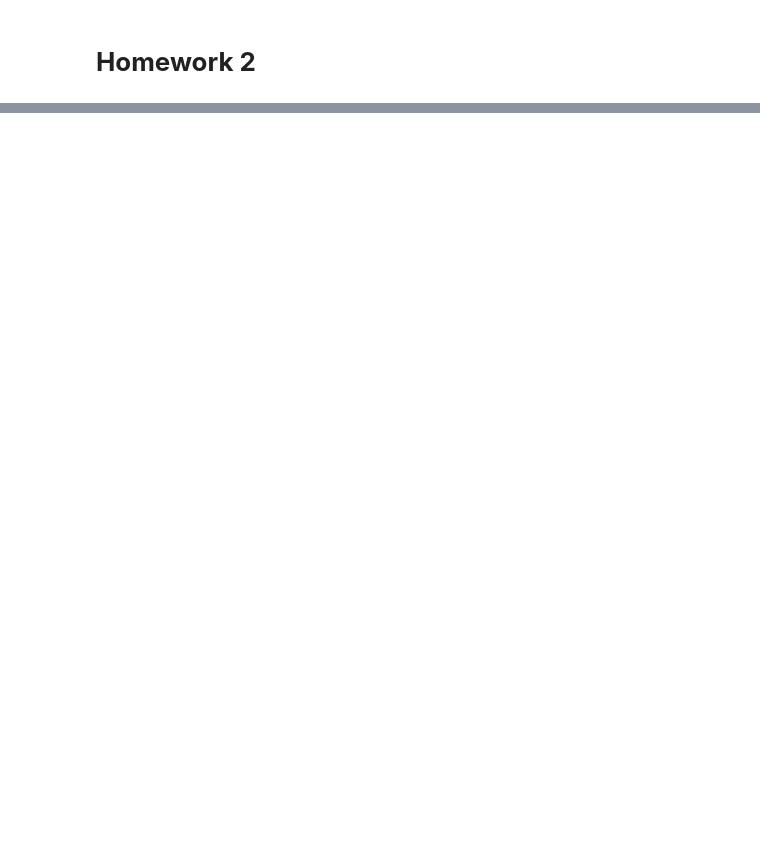
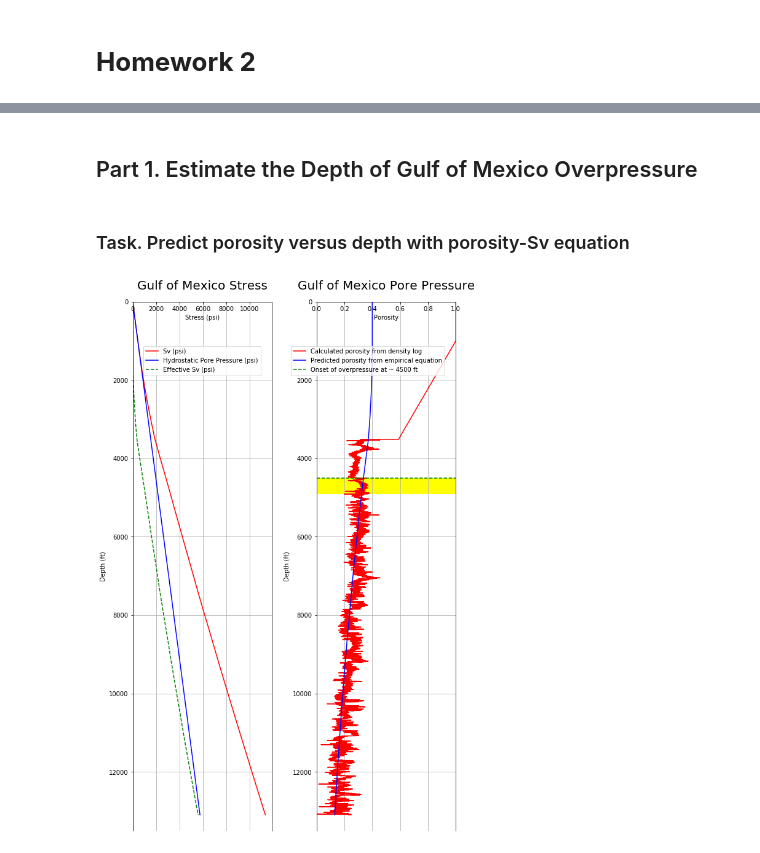
Before and after one commit to yohanesnuwara/reservoir-geomechanics, a Jupyter notebook: homework 2/homework2.ipynb, the cells around one changed output, grey strips where cells are left out. Saved outputs shown, nothing was run; the diff lists cells and outputs as text; code cells hidden in the pictures; blank space fills up the shorter version.

```diff
--- a/homework 2/homework2.ipynb
+++ b/homework 2/homework2.ipynb
@@ -18,0 +19,66 @@ Unpacking objects: 100% (44/44), done.
+# %% [markdown]
+## Part 1. Estimate the Depth of Gulf of Mexico Overpressure
+# %% [markdown]
+### Task. Predict porosity versus depth with porosity-Sv equation
+# %%
+"Task 1: Predict porosity versus depth with porosity-Sv equation"
+
+"load TXT result of homework 1 calculated overburden stress and porosity of Gulf of Mexico"
+
+gom = np.loadtxt('/content/reservoir-geomechanics/homework 1/HW1_result_gom.txt')
+depth = gom[:,0]; sv = gom[:,1]; poro = gom[:,2]
+
+# known
+pp_hydro_grad = 0.44 # psi/ft
+poro_initial = 0.4
+beta = 0.0002
+depth_to_seabed = 1000 # ft
+
+pp_hydro = depth * pp_hydro_grad
+
+# calculate effective vertical stress
+sv_eff = sv - pp_hydro
+
+# predict porosity with empirical equation
+poro_empirical = poro_initial * np.exp(-(beta) * sv_eff)
+
+plt.figure(figsize=(9, 13))
+
+plt.subplot(1, 2, 1)
+p1 = plt.plot(sv, depth, 'r')
+p2 = plt.plot(pp_hydro, depth, 'b')
+p3 = plt.plot(sv_eff, depth, '--' ,color='green')
+plt.title("Gulf of Mexico Stress", pad=20, size=20)
+plt.legend((p1[0], p2[0], p3[0]), ('Sv (psi)', 'Hydrostatic Pore Pressure (psi)', 'Effective Sv (psi)'), bbox_to_anchor=(0.04, 0.82, 0.9, 0.102))
+plt.xlabel("Stress (psi)"); plt.ylabel("Depth (ft)")
+plt.grid(True)
+plt.ylim(0, 13500); plt.xlim(xmin=0)
+plt.gca().invert_yaxis()
+plt.gca().spines['bottom'].set_position('zero')
+
+plt.subplot(1, 2, 2)
+p4 = plt.plot(poro, depth, 'r')
+p5 = plt.plot(poro_empirical, depth, 'b')
+
+"Task 2: Define the onset of overpressured zone"
+
+# define the onset of pore pressure
+depth_onset = [4500, 4500]
+x_onset = [0, 1]
+p6 = plt.plot(x_onset, depth_onset, '--', color='green')
+
+# define the transition overpressure zone
+fill = np.full((len(depth)), 1)
+plt.fill_between([0, 1], 4500, 4900, color='yellow')
+
+plt.title("Gulf of Mexico Pore Pressure", pad=20, size=20)
+plt.legend((p4[0], p5[0], p6[0]), ('Calculated porosity from density log', 'Predicted porosity from empirical equation', 'Onset of overpressure at ~ 4500 ft'), bbox_to_anchor=(0.04, 0.82, 0.9, 0.102))
+plt.xlabel("Porosity"); plt.ylabel("Depth (ft)")
+plt.grid(True)
+plt.ylim(0, 13500); plt.xlim(0, 1)
+plt.gca().invert_yaxis()
+plt.gca().spines['bottom'].set_position('zero')
+
+plt.tight_layout(pad=2) # set distance between two plots
+# %% [output]
+[figure, added]
```
Also changed, not shown: parts of 6 cells of this notebook.
